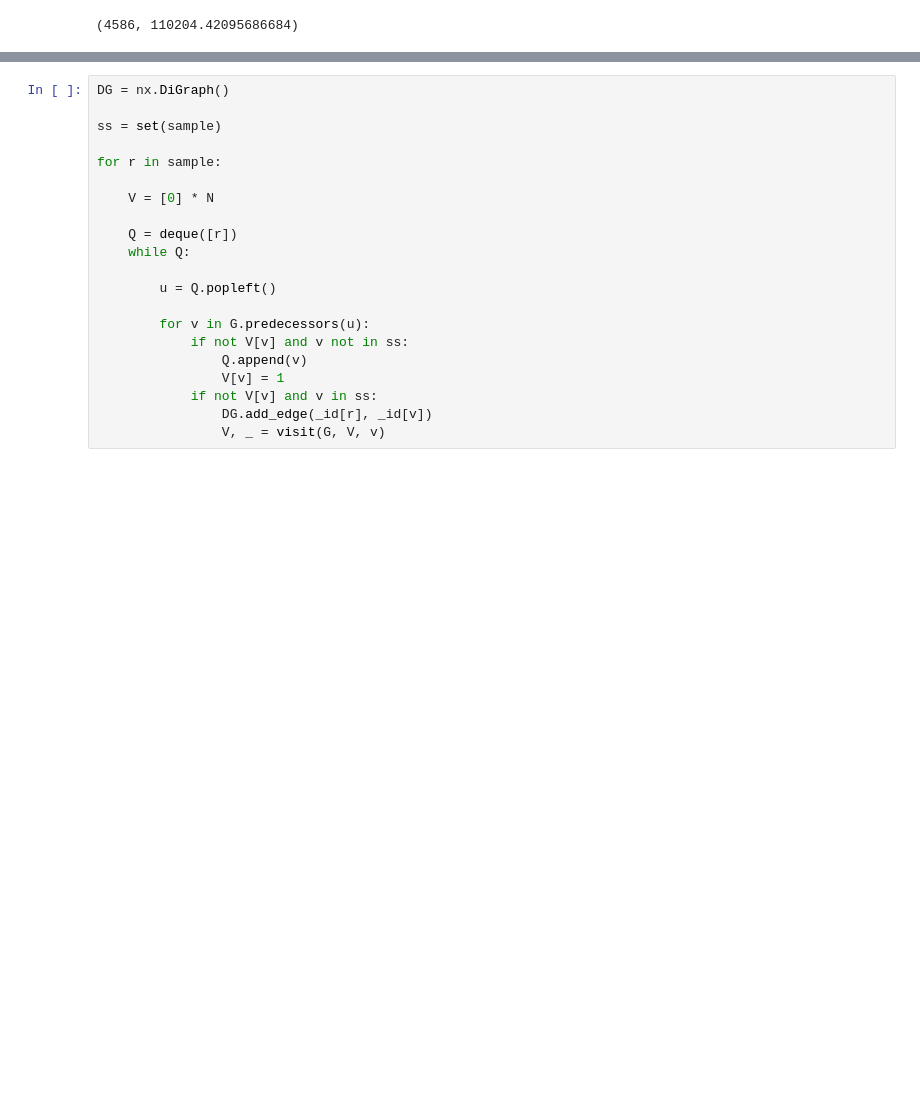
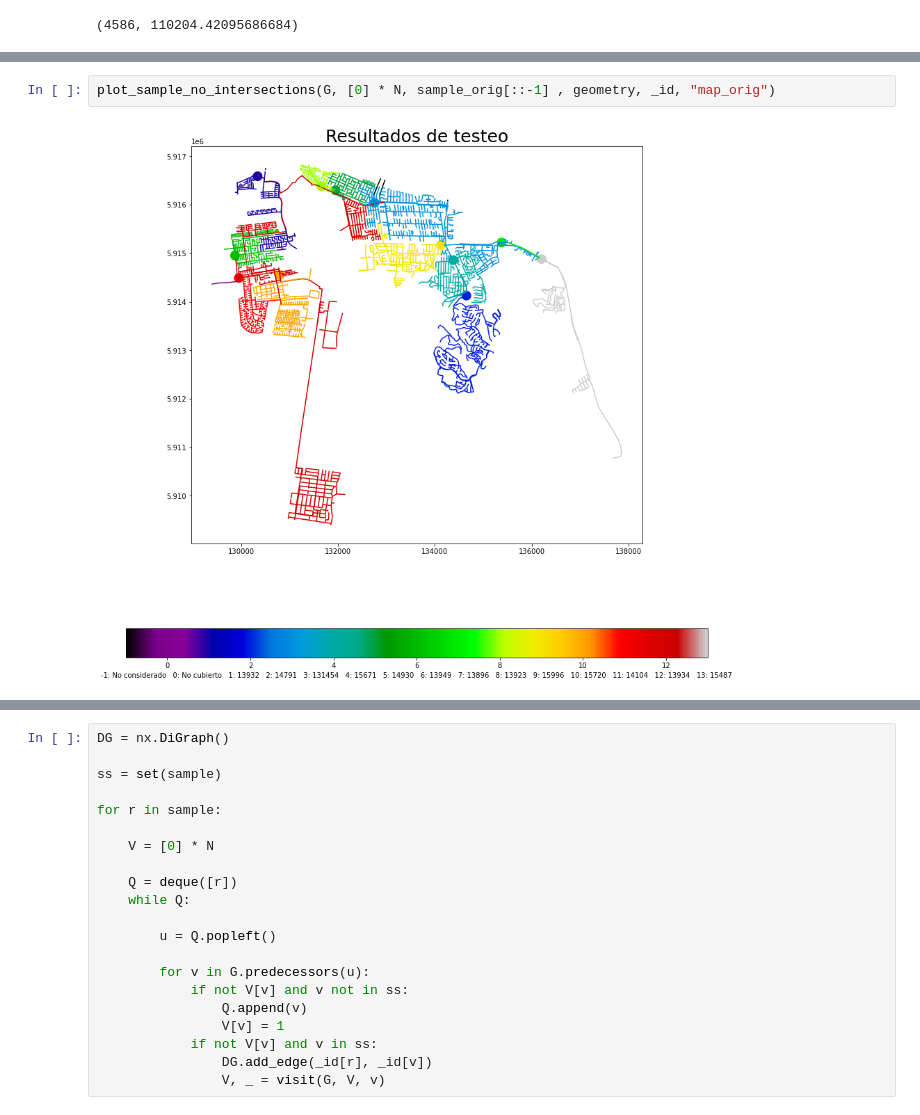
Before and after one commit to josebaboun/Alcantarillado-COVID, a Jupyter notebook: Otros archivos/testing.ipynb, the cells around one changed output, grey strips where cells are left out. Saved outputs shown, nothing was run; the diff lists cells and outputs as text; blank space fills up the shorter version.

```diff
--- a/Otros archivos/testing.ipynb
+++ b/Otros archivos/testing.ipynb
@@ -172,0 +205,4 @@ plot_sample_no_intersections(G, [0] * N, sample[::-1] , geometry, _id, "map")
+# %%
+plot_sample_no_intersections(G, [0] * N, sample_orig[::-1] , geometry, _id, "map_orig")
+# %% [output]
+[figure, added]
```
Also changed, not shown: parts of 10 cells of this notebook, 5 other files.
